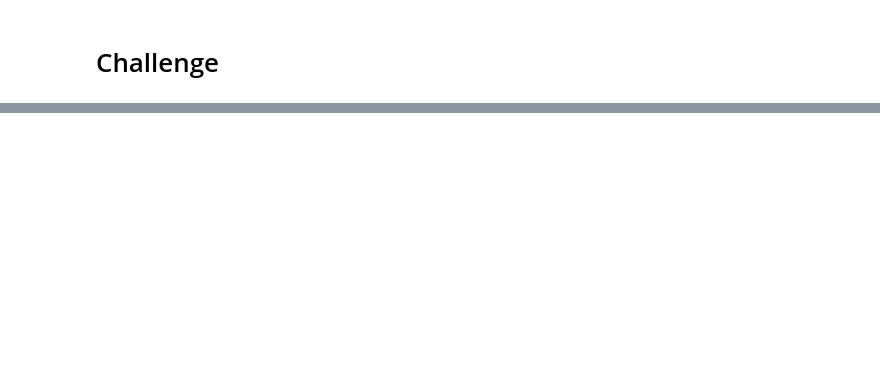
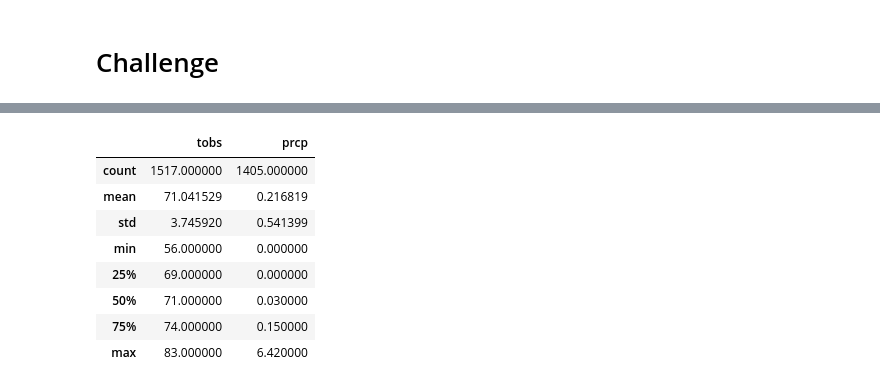
Before and after one commit to Duegan24/surfs_up, a Jupyter notebook: climate_analysis.ipynb, the cells around one changed output, grey strips where cells are left out. Saved outputs shown, nothing was run; the diff lists cells and outputs as text; code cells hidden in the pictures; blank space fills up the shorter version.

```diff
--- a/climate_analysis.ipynb
+++ b/climate_analysis.ipynb
@@ -89,0 +172,13 @@ plt.tight_layout()
+# %%
+weather_December = pd.DataFrame(session.query(Measurement.tobs, Measurement.prcp).filter(extract('month', Measurement.date)==12).all())
+weather_December.describe()
+# %% [output]
+|  | tobs | prcp |
+| count | 1517.000000 | 1405.000000 |
+| mean | 71.041529 | 0.216819 |
+| std | 3.745920 | 0.541399 |
+| min | 56.000000 | 0.000000 |
+| 25% | 69.000000 | 0.000000 |
+| 50% | 71.000000 | 0.030000 |
+| 75% | 74.000000 | 0.150000 |
+| max | 83.000000 | 6.420000 |
```
Also changed, not shown: parts of 13 cells of this notebook, 1 other file.
